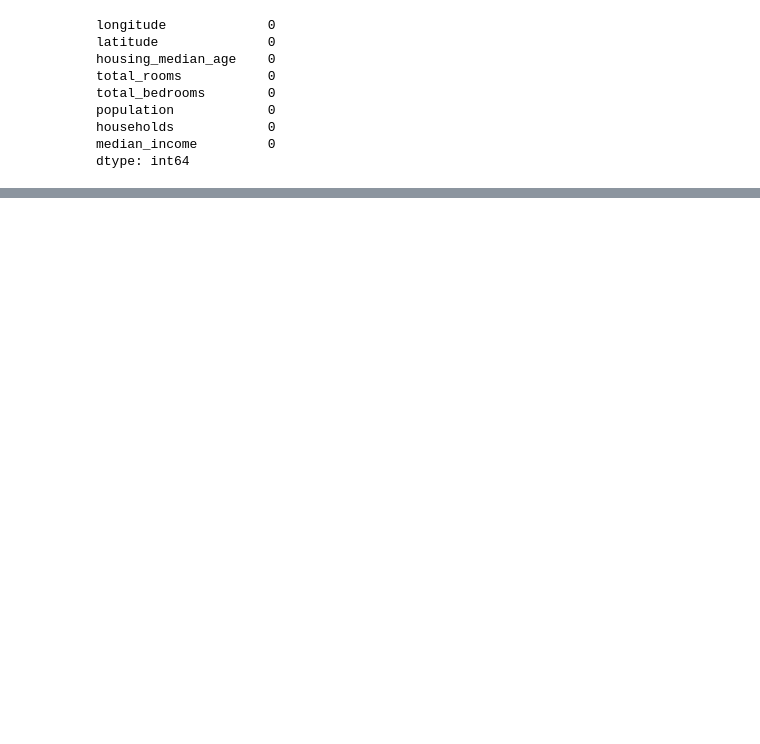
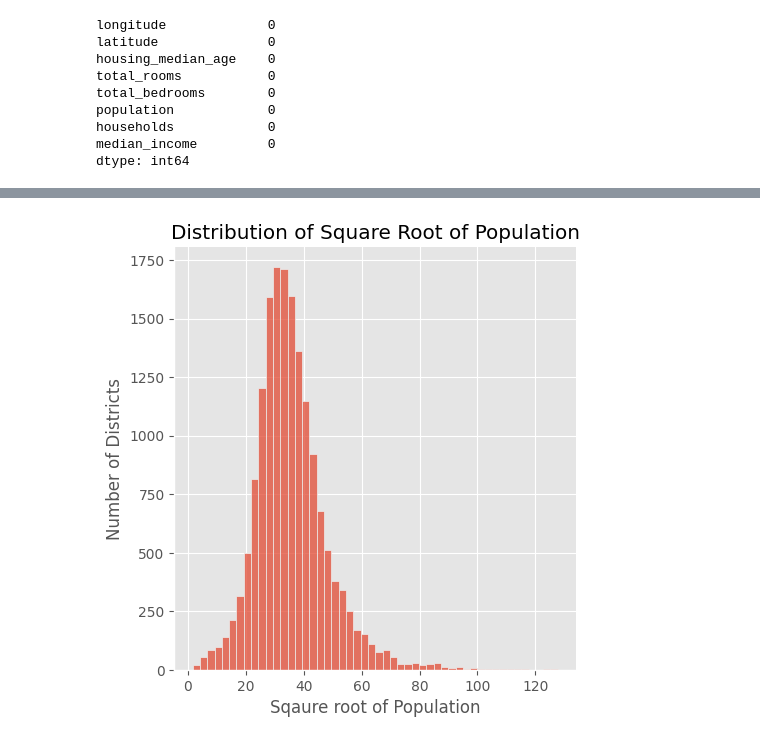
Before and after one commit to vanshuwjoshi/End-To-End-ML, a Jupyter notebook: End_To_End_ML_Problem.ipynb, the cells around one changed output, grey strips where cells are left out. Cells and saved outputs as stored; diff of their text form; code cells hidden in the pictures; blank space fills up the shorter version.

```diff
--- a/End_To_End_ML_Problem.ipynb
+++ b/End_To_End_ML_Problem.ipynb
@@ -416,0 +542,8 @@ dtype: int64
+# %%
+sns.displot(data=housing_X, x=housing_X["population"].apply(np.sqrt), bins=50)
+plt.xlabel('Sqaure root of Population')
+plt.ylabel("Number of Districts")
+plt.title("Distribution of Square Root of Population")
+plt.show()
+# %% [output]
+[figure, added]
```
Also changed, not shown: parts of 21 cells of this notebook.
